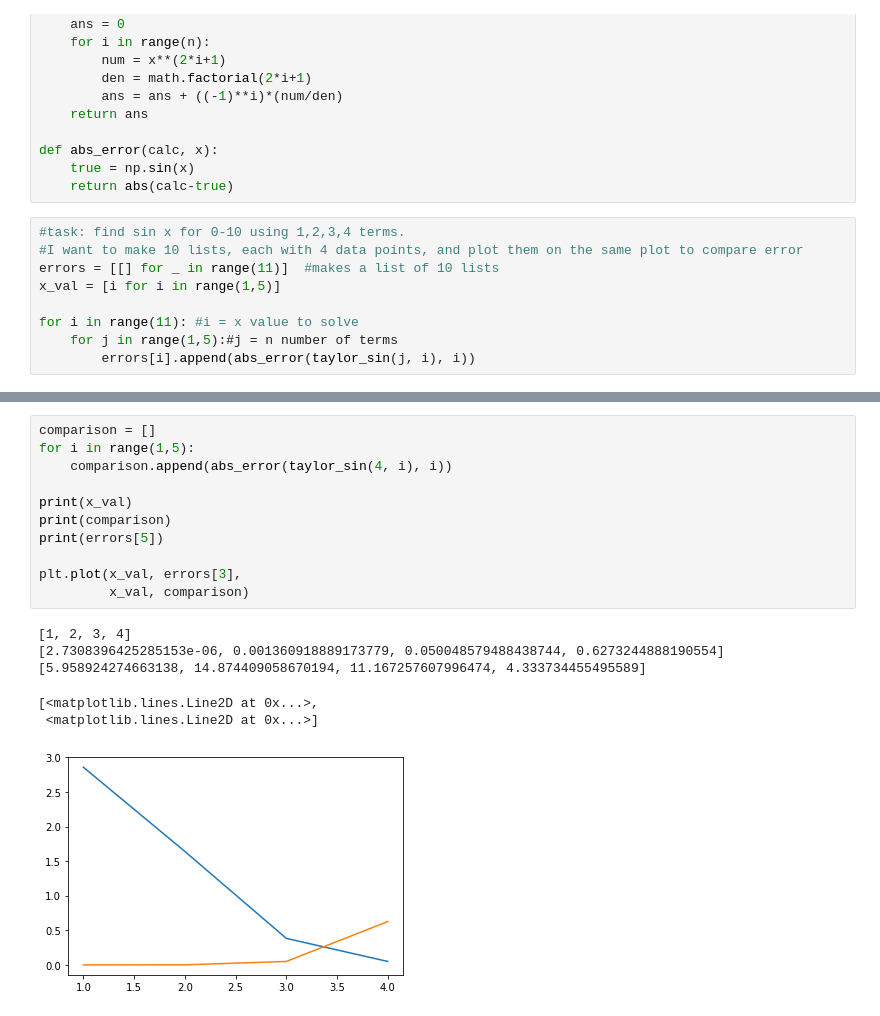
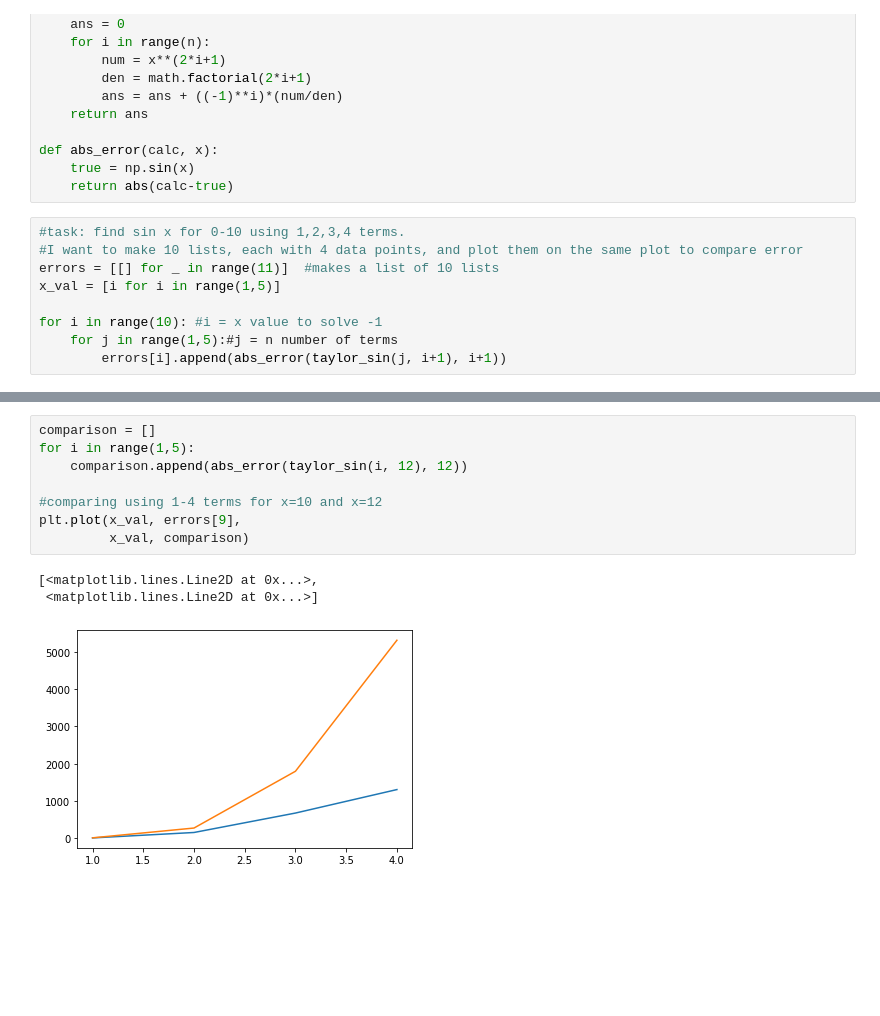
Before and after one commit to saadhikaap/coe311k, a Jupyter notebook: homework/sap4577-HW3.ipynb, the cells around one changed output, grey strips where cells are left out. Cells and saved outputs as stored; diff of their text form; blank space fills up the shorter version.

```diff
--- a/homework/sap4577-HW3.ipynb
+++ b/homework/sap4577-HW3.ipynb
@@ -25,9 +25,9 @@ def abs_error(calc, x):
 errors = [[] for _ in range(11)]  #makes a list of 10 lists
 x_val = [i for i in range(1,5)]
 
-for i in range(11): #i = x value to solve
+for i in range(10): #i = x value to solve -1
     for j in range(1,5):#j = n number of terms
-        errors[i].append(abs_error(taylor_sin(j, i), i))
+        errors[i].append(abs_error(taylor_sin(j, i+1), i+1))
 # %%
 plt.plot(x_val, errors[0],
         x_val, errors[1],
@@ -46,18 +54,12 @@ plt.plot(x_val, errors[0],
 # %%
 comparison = []
 for i in range(1,5):
-    comparison.append(abs_error(taylor_sin(4, i), i))
+    comparison.append(abs_error(taylor_sin(i, 12), 12))
 
-print(x_val)
-print(comparison)
-print(errors[5])
-
-plt.plot(x_val, errors[3],
+#comparing using 1-4 terms for x=10 and x=12
+plt.plot(x_val, errors[9],
          x_val, comparison)
 # %% [output]
-[1, 2, 3, 4]
-[2.7308396425285153e-06, 0.001360918889173779, 0.050048579488438744, 0.6273244888190554]
-[5.958924274663138, 14.874409058670194, 11.167257607996474, 4.333734455495589]
+[<matplotlib.lines.Line2D at 0x...>,
+ <matplotlib.lines.Line2D at 0x...>]
-[<matplotlib.lines.Line2D at 0x...>,
- <matplotlib.lines.Line2D at 0x...>]
-[figure, old version]
+[figure, new version]
```
Also changed, not shown: parts of 3 cells of this notebook.
